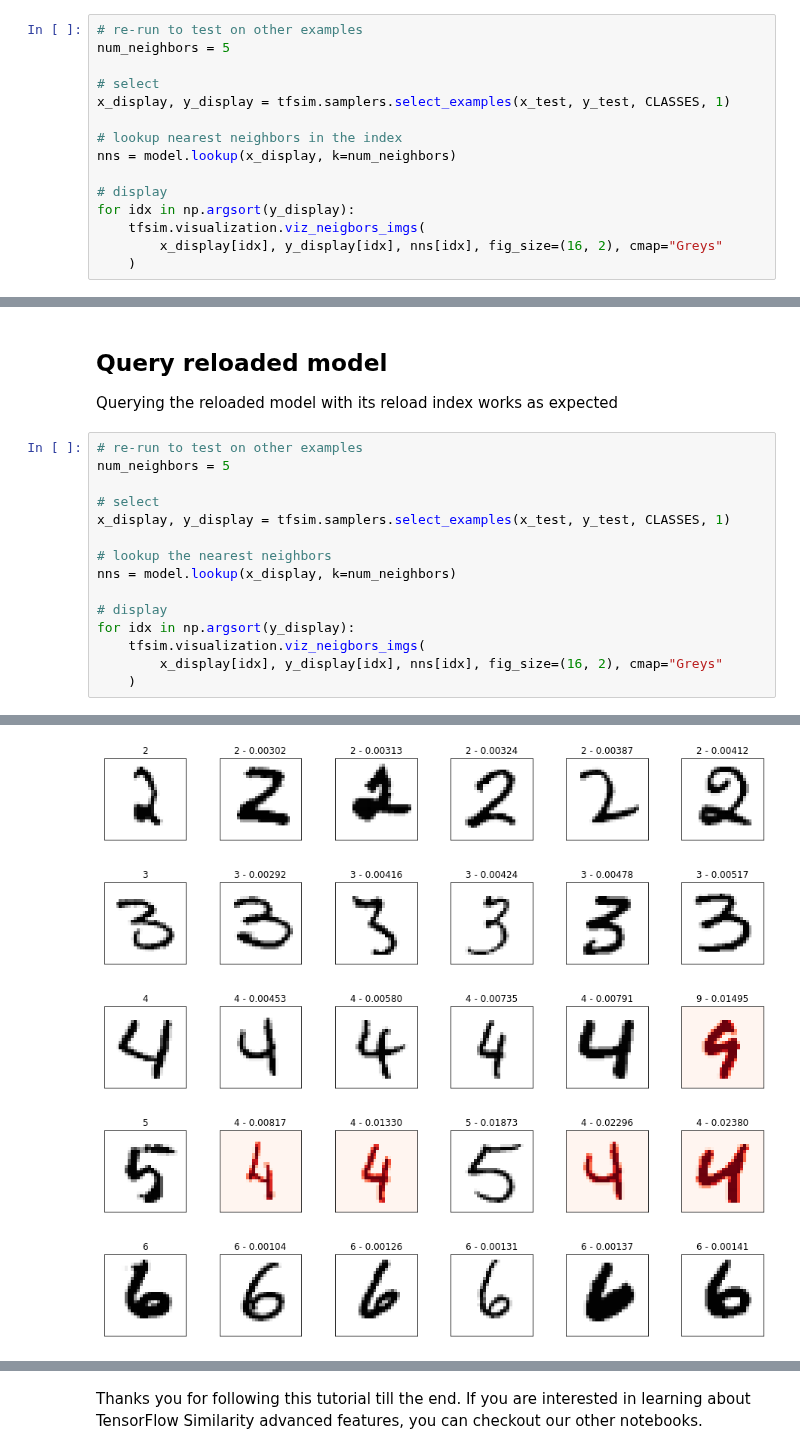
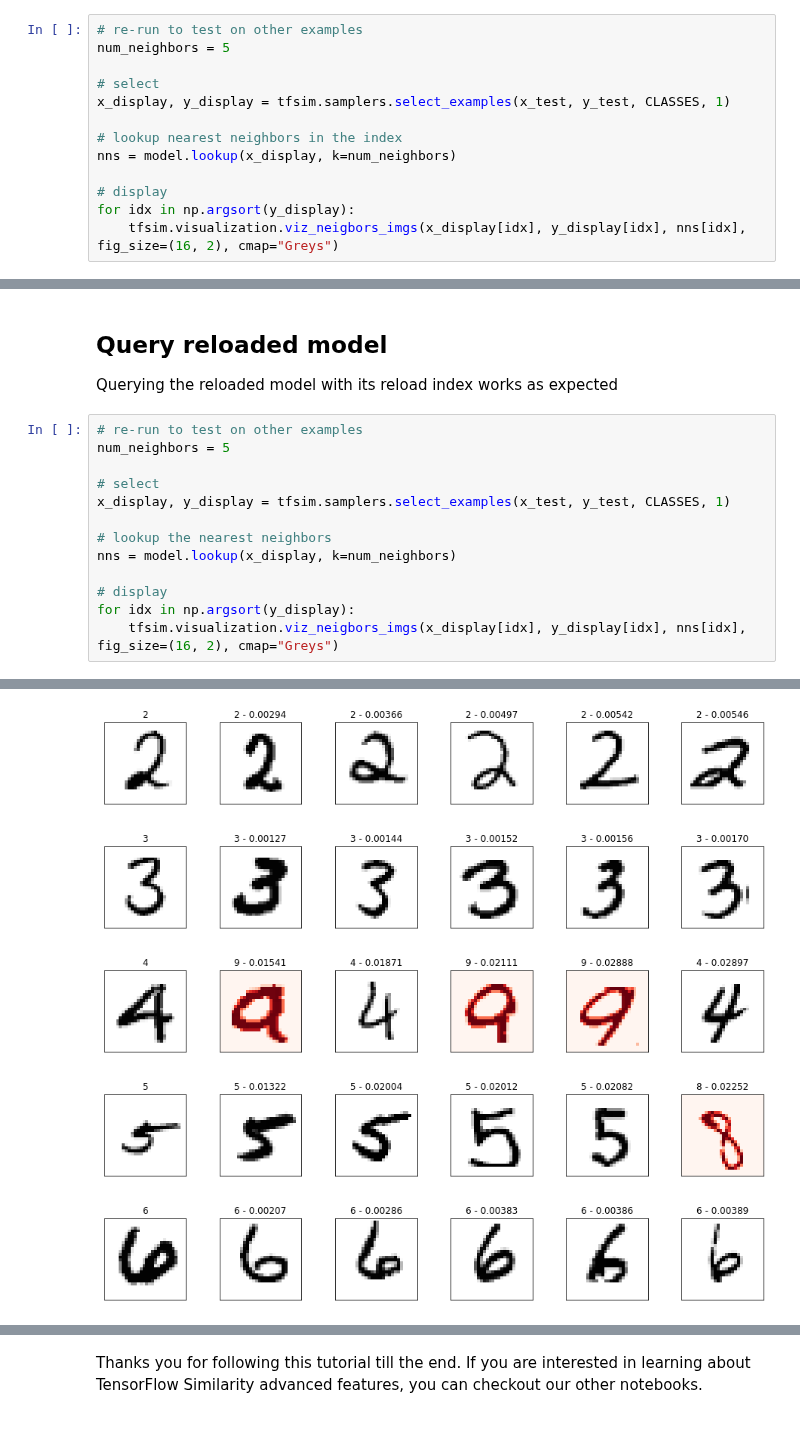
Before and after one commit to tensorflow/similarity, a Jupyter notebook: examples/supervised_hello_world.ipynb, the cells around one changed output, grey strips where cells are left out. Cells and saved outputs as stored; diff of their text form.

```diff
--- a/examples/supervised_hello_world.ipynb
+++ b/examples/supervised_hello_world.ipynb
@@ -266,8 +266,6 @@ nns = model.lookup(x_display, k=num_neighbors)
 
 # display
 for idx in np.argsort(y_display):
-    tfsim.visualization.viz_neigbors_imgs(
-        x_display[idx], y_display[idx], nns[idx], fig_size=(16, 2), cmap="Greys"
-    )
+    tfsim.visualization.viz_neigbors_imgs(x_display[idx], y_display[idx], nns[idx], fig_size=(16, 2), cmap="Greys")
 # %% [output]
 Performing NN search
@@ -501,8 +504,6 @@ nns = model.lookup(x_display, k=num_neighbors)
 
 # display
 for idx in np.argsort(y_display):
-    tfsim.visualization.viz_neigbors_imgs(
-        x_display[idx], y_display[idx], nns[idx], fig_size=(16, 2), cmap="Greys"
-    )
+    tfsim.visualization.viz_neigbors_imgs(x_display[idx], y_display[idx], nns[idx], fig_size=(16, 2), cmap="Greys")
 # %% [output]
 Performing NN search
@@ -511,5 +512,5 @@ Performing NN search
-[figure, old version]
+[figure, new version]
-[figure, old version]
+[figure, new version]
-[figure, old version]
+[figure, new version]
-[figure, old version]
+[figure, new version]
-[figure, old version]
+[figure, new version]
```
Also changed, not shown: parts of 15 cells of this notebook.
